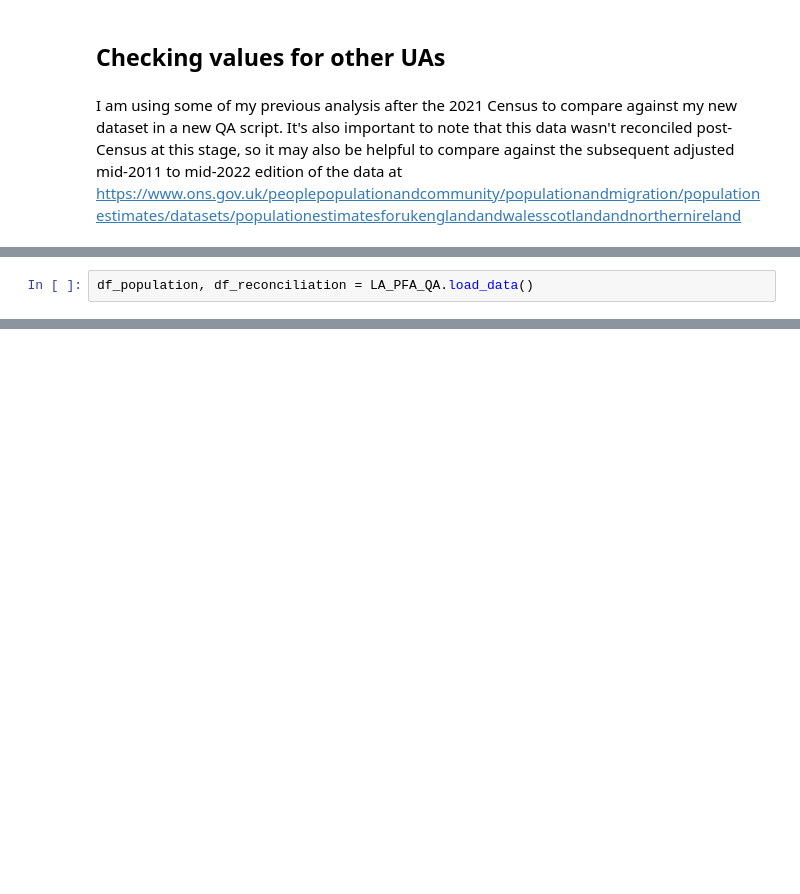
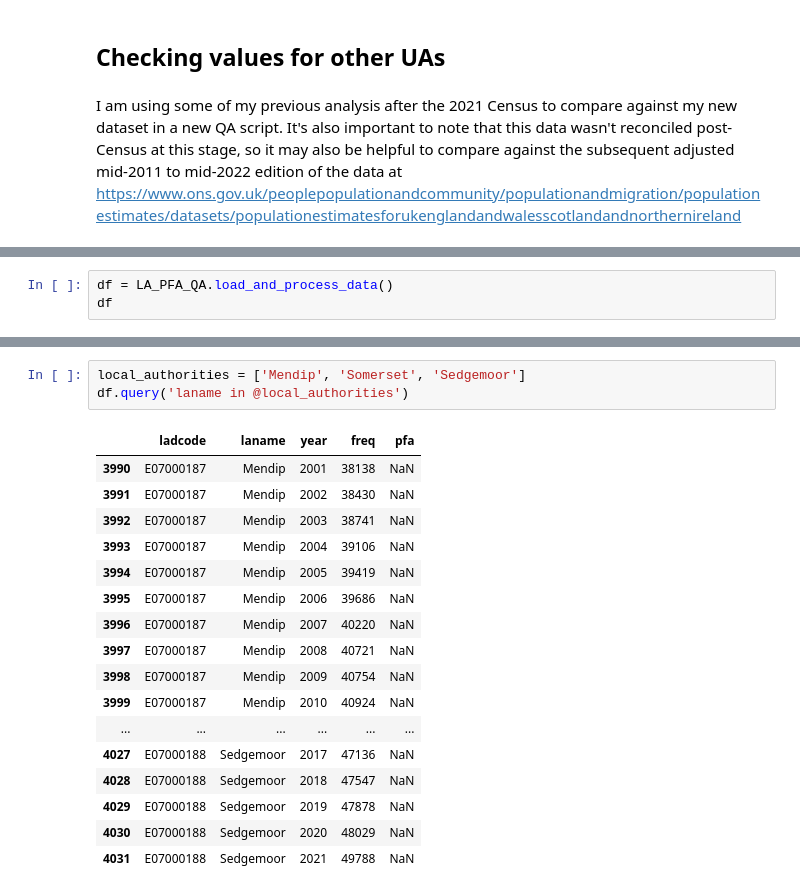
Before and after one commit to Prison-Reform-Trust/womens-imprisonment-PFA, a Jupyter notebook: notebooks/processing_data/1.8-ah-pfa-population-qa.ipynb, the cells around one changed output, grey strips where cells are left out. Saved outputs shown, nothing was run; the diff lists cells and outputs as text; blank space fills up the shorter version.

```diff
--- a/notebooks/processing_data/1.8-ah-pfa-population-qa.ipynb
+++ b/notebooks/processing_data/1.8-ah-pfa-population-qa.ipynb
@@ -64,2 +164,0 @@ import src.data.LA_PFA_QA as LA_PFA_QA
-# %%
-df_population, df_reconciliation = LA_PFA_QA.load_data()
@@ -198,0 +198,3 @@ df
+# %%
+df = LA_PFA_QA.load_and_process_data()
+df
@@ -198,0 +243,21 @@ df
+# %%
+local_authorities = ['Mendip', 'Somerset', 'Sedgemoor']
+df.query('laname in @local_authorities')
+# %% [output]
+|  | ladcode | laname | year | freq | pfa |
+| 3990 | E07000187 | Mendip | 2001 | 38138 | NaN |
+| 3991 | E07000187 | Mendip | 2002 | 38430 | NaN |
+| 3992 | E07000187 | Mendip | 2003 | 38741 | NaN |
+| 3993 | E07000187 | Mendip | 2004 | 39106 | NaN |
+| 3994 | E07000187 | Mendip | 2005 | 39419 | NaN |
+| 3995 | E07000187 | Mendip | 2006 | 39686 | NaN |
+| 3996 | E07000187 | Mendip | 2007 | 40220 | NaN |
+| 3997 | E07000187 | Mendip | 2008 | 40721 | NaN |
+| 3998 | E07000187 | Mendip | 2009 | 40754 | NaN |
+| 3999 | E07000187 | Mendip | 2010 | 40924 | NaN |
+| ... | ... | ... | ... | ... | ... |
+| 4027 | E07000188 | Sedgemoor | 2017 | 47136 | NaN |
+| 4028 | E07000188 | Sedgemoor | 2018 | 47547 | NaN |
+| 4029 | E07000188 | Sedgemoor | 2019 | 47878 | NaN |
+| 4030 | E07000188 | Sedgemoor | 2020 | 48029 | NaN |
+| 4031 | E07000188 | Sedgemoor | 2021 | 49788 | NaN |
```
Also changed, not shown: parts of 41 cells of this notebook.
